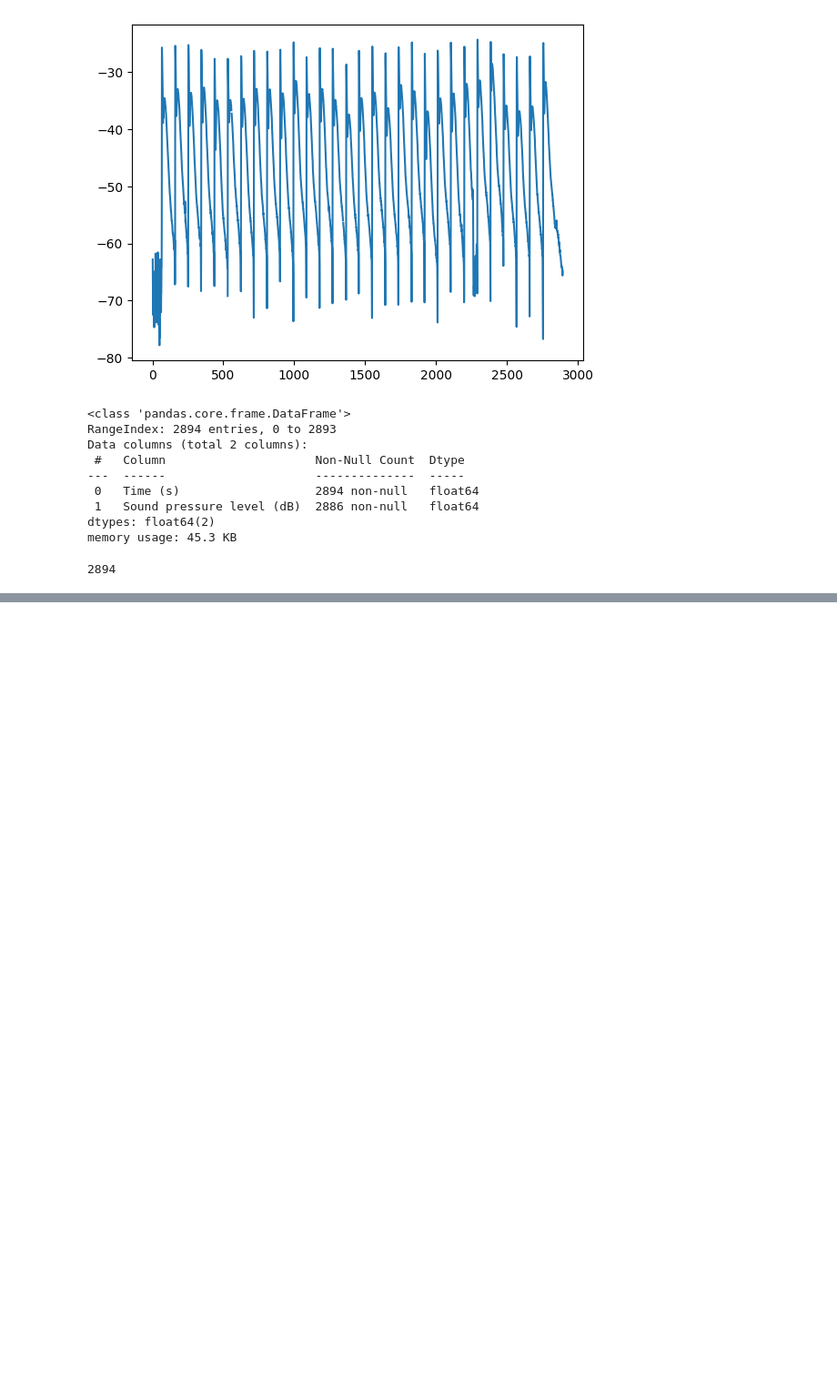
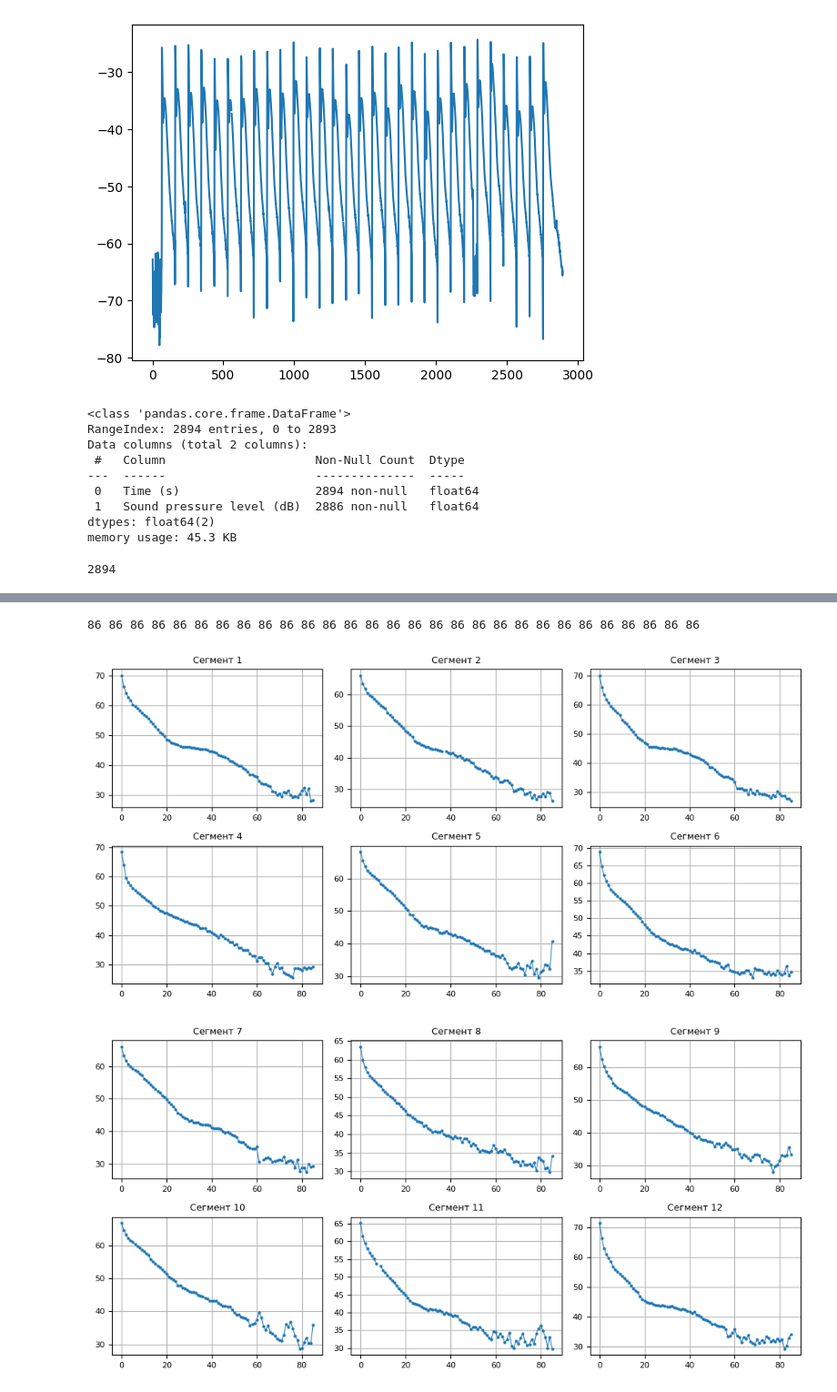
Before and after one commit to ArtemSivozdraw/Big_bata_pr_6, a Jupyter notebook: main.ipynb, the cells around one changed output, grey strips where cells are left out. Shown at 91% size. Drawn from its saved outputs; the diff is of its cells as text; code cells hidden in the pictures; blank space fills up the shorter version.

```diff
--- a/main.ipynb
+++ b/main.ipynb
@@ -109,0 +144,9 @@ for i, segment in enumerate(segments):
+# %%
+segments = create_wave_list("4.csv")
+segments = segments[1:]
+segments = filter_real_waves(segments)
+draw_wave_list(segments)
+# %% [output]
+86 86 86 86 86 86 86 86 86 86 86 86 86 86 86 86 86 86 86 86 86 86 86 86 86 86 86 86 86
+[figure, added]
+[figure, added]
```
Also changed, not shown: parts of 15 cells of this notebook.
